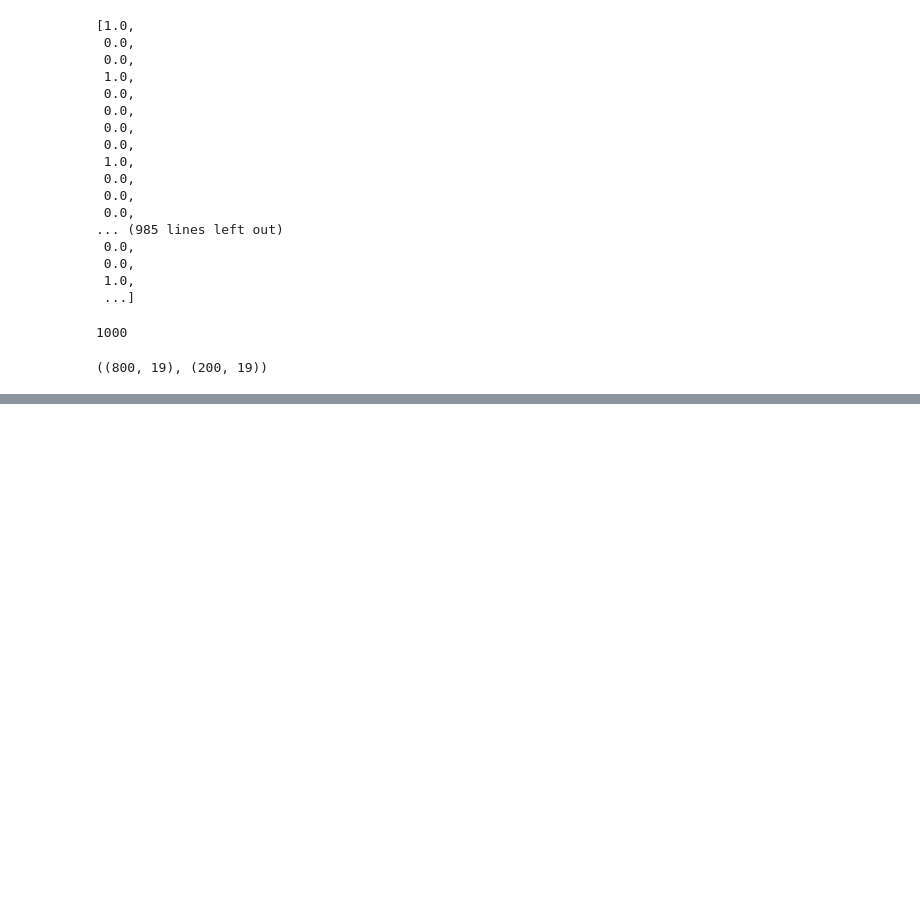
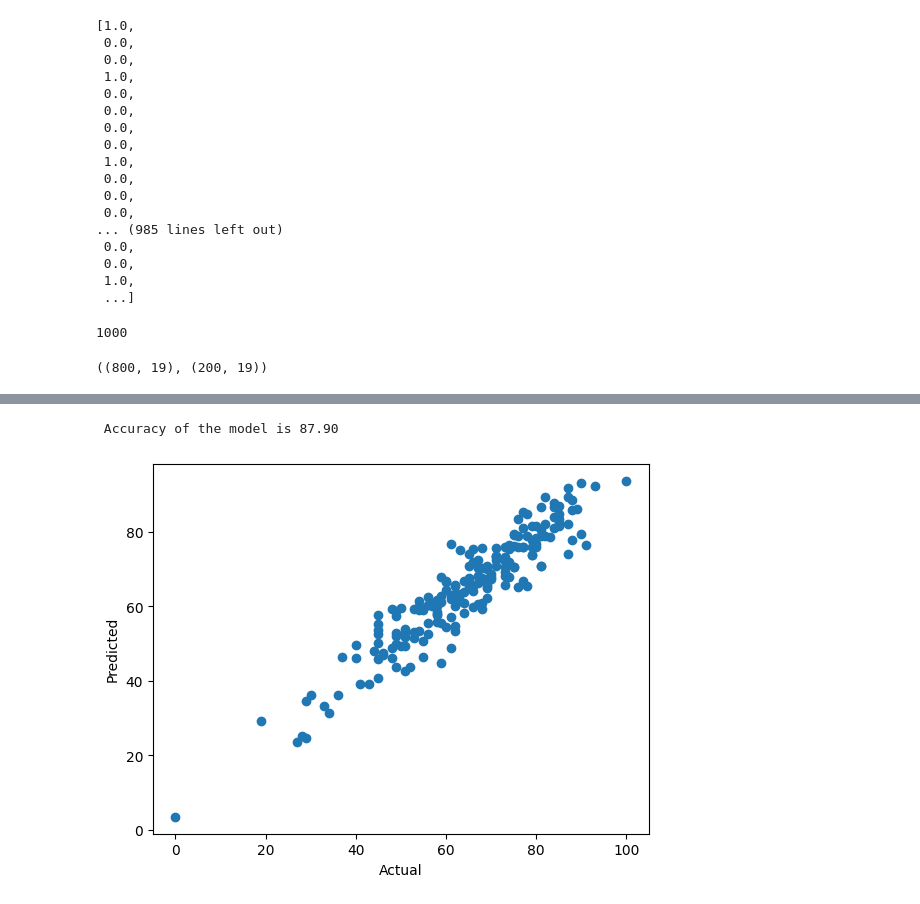
Before and after one commit to PamuriLakshmanReddy/ml_project_end, a Jupyter notebook: notebook/Model Training.ipynb, the cells around one changed output, grey strips where cells are left out. Saved outputs shown, nothing was run; the diff lists cells and outputs as text; code cells hidden in the pictures; blank space fills up the shorter version.

Commit message:
Model Building done

```diff
--- a/notebook/Model Training.ipynb
+++ b/notebook/Model Training.ipynb
@@ -132,12 +133,12 @@ X_train.shape,X_test.shape
 # %% [output]
 ((800, 19), (200, 19))
 # %%
-def eavaluate_model(true,predicted):
+def evaluate_model(true,predicted):
     mae=mean_absolute_error(true,predicted)
     mse=mean_squared_error(true,predicted)
     rmse=np.sqrt(mean_squared_error(true,predicted))
     r2_square=r2_score(true,predicted)
-    return mae,mse.rmse,r2_square
+    return mae,rmse,r2_square
 # %%
 models={
     "LinearRegression":LinearRegression(),
@@ -152,13 +153,19 @@ models={
 }
 model_list=[]
 r2_list=[]
-for i inrange(len(list(models))):
-    model=list(model.values())[i]
+for i in range(len(list(models))):
+    model=list(models.values())[i]
     model.fit(X_train,y_train) # for training the model
-    model_train_mae,model_train_rmse,model_train_r2=evaluate_mode(y_train,y_train_pred)
-    model_test_mae,model_test_rmse,model_test_r2=evaluate_modek(y_test,y_test_pred)
-    print(list(model.keys())[i])
-    model_list.append(list(model.keys())[i])
+
+    # Make predictions
+    y_train_pred = model.predict(X_train)
+    y_test_pred = model.predict(X_test)
+
+ # Evaluate Train and Test dataset
+    model_train_mae , model_train_rmse, model_train_r2 = evaluate_model(y_train, y_train_pred)
+    model_test_mae , model_test_rmse, model_test_r2 = evaluate_model(y_test, y_test_pred)
+    print(list(models.keys())[i])
+    model_list.append(list(models.keys())[i])
 
     print('Model performance for Training set')
     print("- Root Mean Squared Error: {:.4f}".format(model_train_rmse))
@@ -179,0 +216,15 @@ SyntaxError: invalid syntax (2024784204.py, line 7)
+# %%
+#Linear Regression
+lin_model = LinearRegression(fit_intercept=True)
+lin_model = lin_model.fit(X_train, y_train)
+y_pred = lin_model.predict(X_test)
+score = r2_score(y_test, y_pred)*100
+print(" Accuracy of the model is %.2f" %score)
+# %% [output]
+ Accuracy of the model is 87.90
+# %%
+plt.scatter(y_test,y_pred);
+plt.xlabel('Actual');
+plt.ylabel('Predicted');
+# %% [output]
+[figure, added]
```
Also changed, not shown: parts of 5 cells of this notebook.
